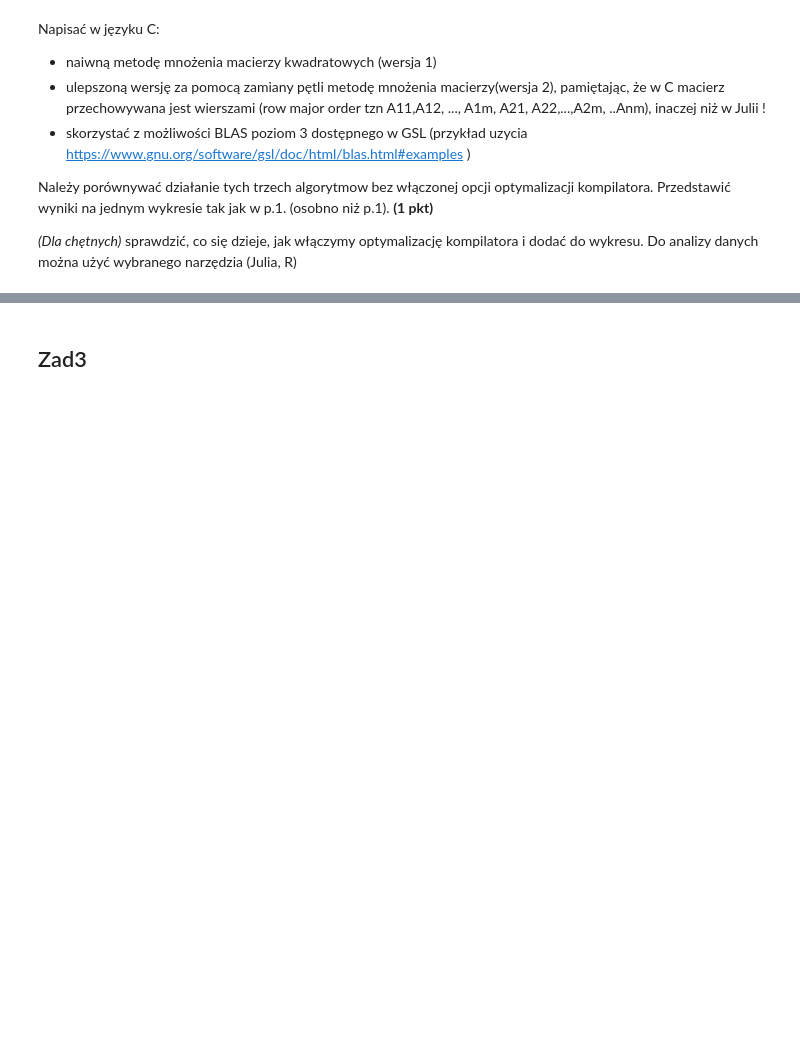
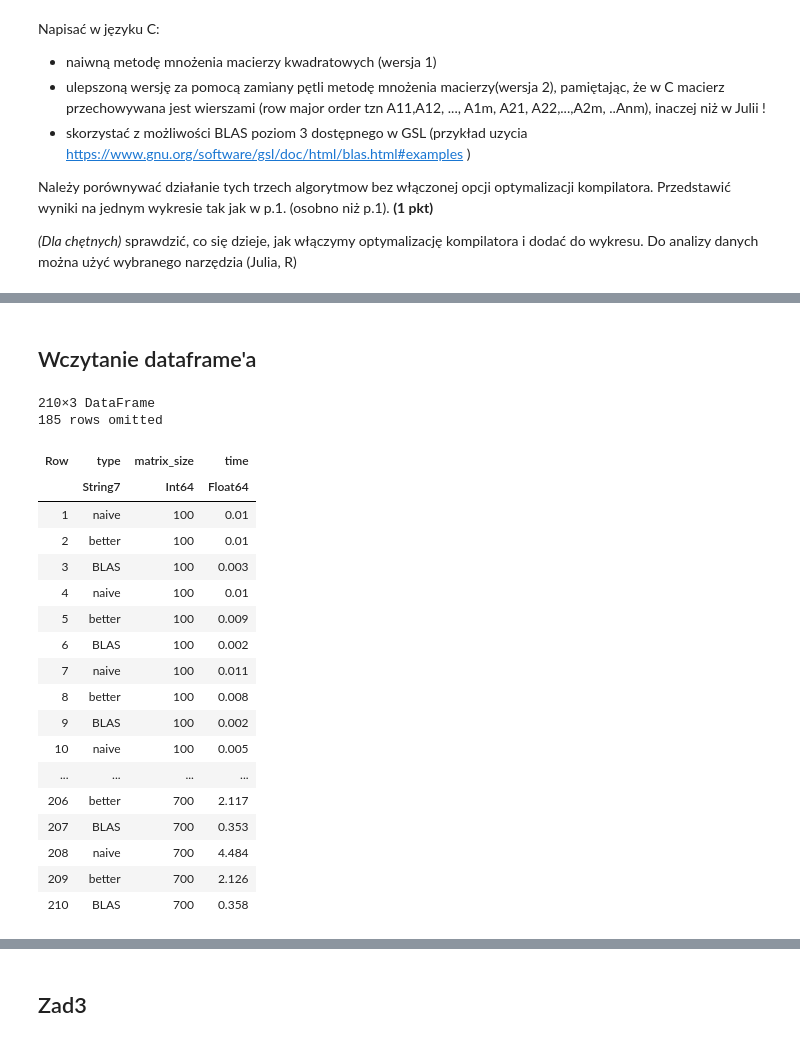
Before and after one commit to Strattoss/MOwNiT, a Jupyter notebook: lab5/zad_dom_5.ipynb, the cells around one changed output, grey strips where cells are left out. Cells and saved outputs as stored; diff of their text form; code cells hidden in the pictures; blank space fills up the shorter version.

```diff
--- a/lab5/zad_dom_5.ipynb
+++ b/lab5/zad_dom_5.ipynb
@@ -151,0 +259,28 @@ Do analizy danych można użyć wybranego narzędzia (Julia, R)
+# %% [markdown]
+## Wczytanie dataframe'a
+# %%
+using CSV
+using DataFrames
+
+results = CSV.read("results-utf8.csv", DataFrame)
+# %% [output]
+210×3 DataFrame
+185 rows omitted
+| Row | type | matrix_size | time |
+|  | String7 | Int64 | Float64 |
+| 1 | naive | 100 | 0.01 |
+| 2 | better | 100 | 0.01 |
+| 3 | BLAS | 100 | 0.003 |
+| 4 | naive | 100 | 0.01 |
+| 5 | better | 100 | 0.009 |
+| 6 | BLAS | 100 | 0.002 |
+| 7 | naive | 100 | 0.011 |
+| 8 | better | 100 | 0.008 |
+| 9 | BLAS | 100 | 0.002 |
+| 10 | naive | 100 | 0.005 |
+| ... | ... | ... | ... |
+| 206 | better | 700 | 2.117 |
+| 207 | BLAS | 700 | 0.353 |
+| 208 | naive | 700 | 4.484 |
+| 209 | better | 700 | 2.126 |
+| 210 | BLAS | 700 | 0.358 |
```
Also changed, not shown: parts of 39 cells of this notebook, 6 other files.
